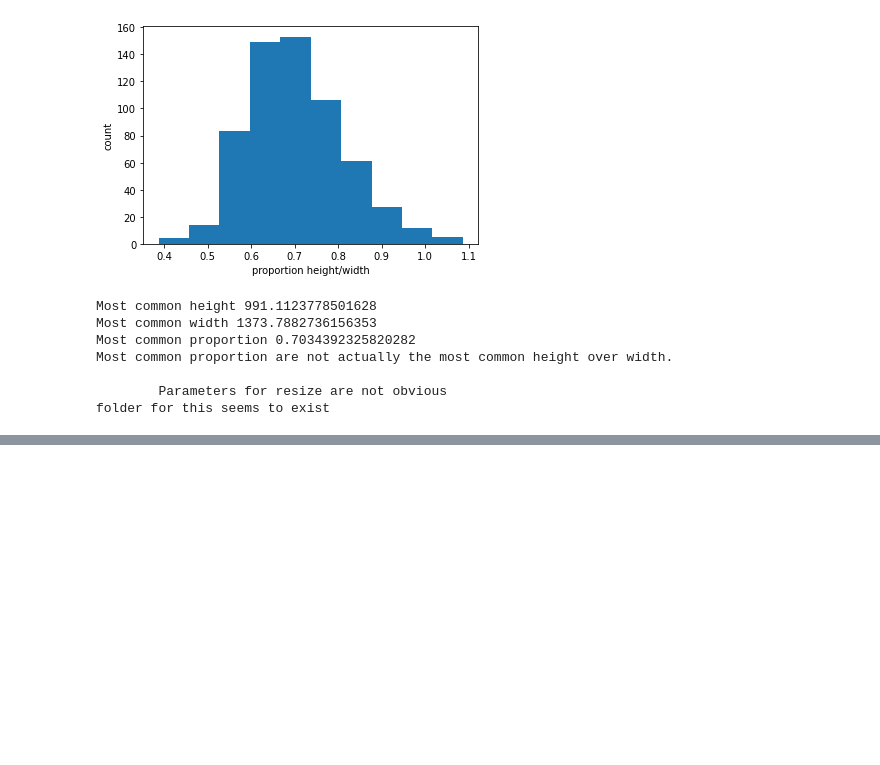
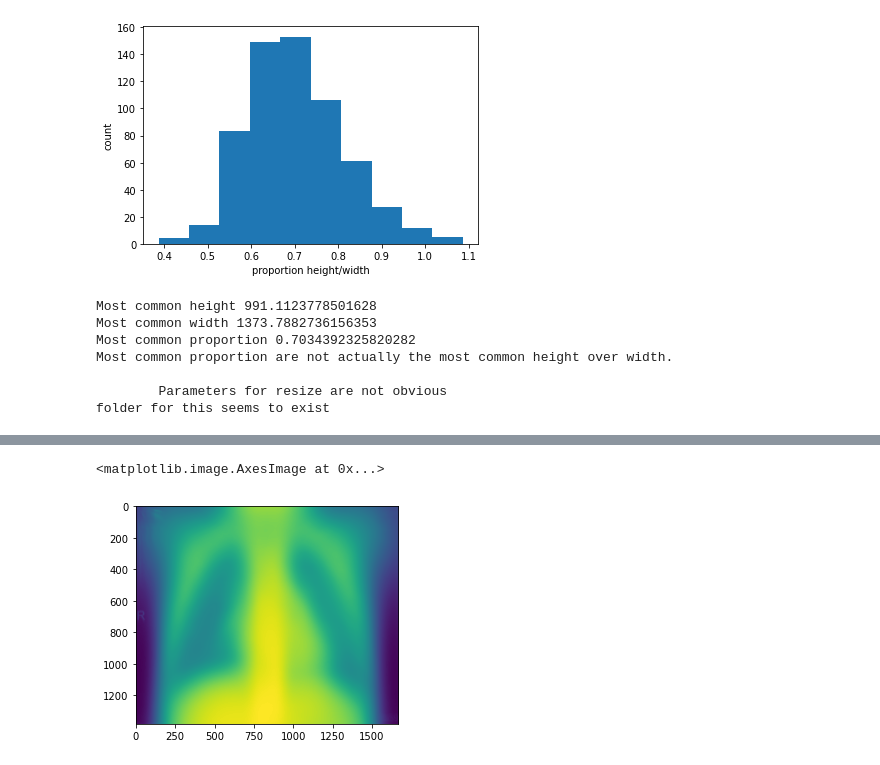
Before and after one commit to drcandacemakedamoore/cleanX, a Jupyter notebook: workflow_demo/cleanX_run_example.ipynb, the cells around one changed output, grey strips where cells are left out. Saved outputs shown, nothing was run; the diff lists cells and outputs as text; code cells hidden in the pictures; blank space fills up the shorter version.

```diff
--- a/workflow_demo/cleanX_run_example.ipynb
+++ b/workflow_demo/cleanX_run_example.ipynb
@@ -416,0 +466,6 @@ for file in os.listdir(g):
+# %%
+two = lotus2.images[0]
+plt.imshow(two)
+# %% [output]
+<matplotlib.image.AxesImage at 0x...>
+[figure, added]
```
Also changed, not shown: parts of 12 cells of this notebook, 1 other file.
